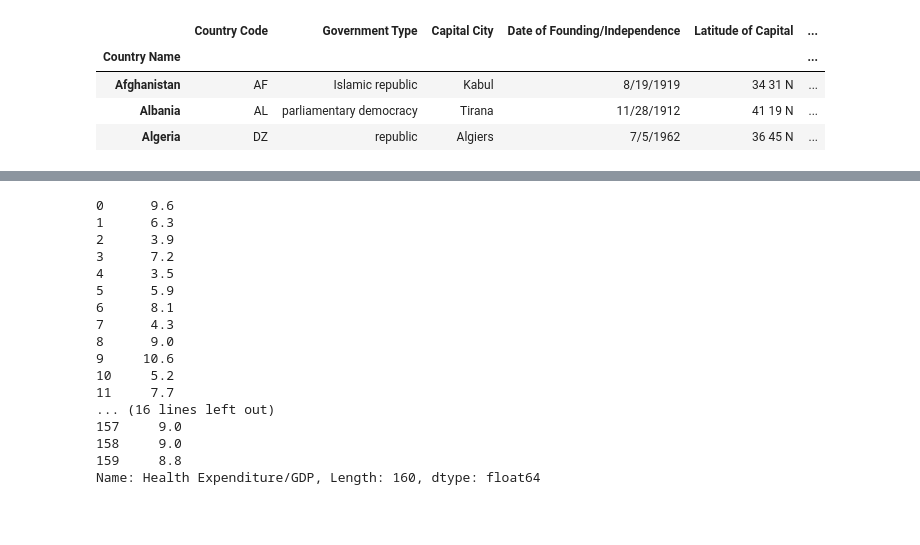
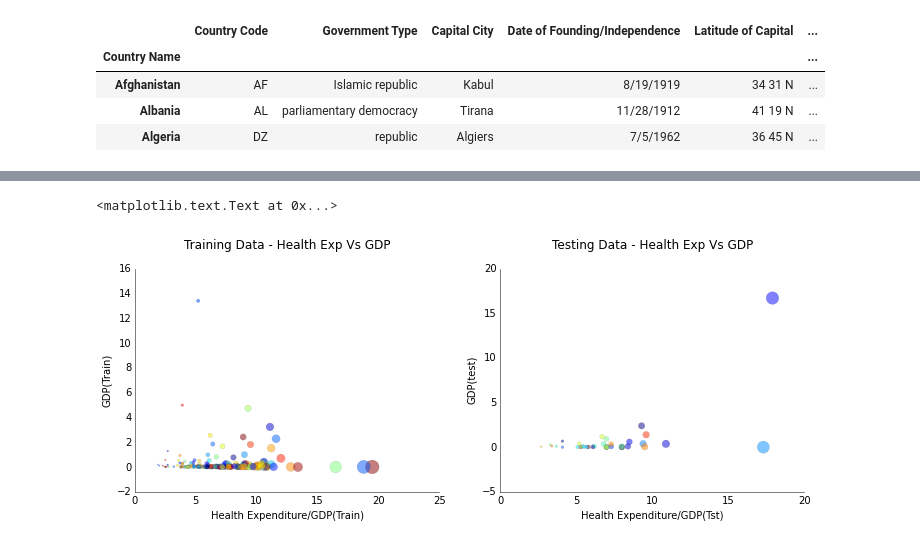
Before and after one commit to Sree-vathsan/ipython, a Jupyter notebook: practice.ipynb, the cells around one changed output, grey strips where cells are left out. Drawn from its saved outputs; the diff is of its cells as text; code cells hidden in the pictures; blank space fills up the shorter version.

```diff
--- a/practice.ipynb
+++ b/practice.ipynb
@@ -581,21 +581,25 @@ health_train = df_reg['Health Expenditure/GDP'][:trainSize]
 health_test = df_reg['Health Expenditure/GDP'][trainSize:]
 internet_train = df_reg['Internet Users (circa 2009)'][:trainSize]
 internet_test = df_reg['Internet Users (circa 2009)'][trainSize:]
+gdp_train = df_reg['GDP'][:trainSize]
+gdp_test = df_reg['GDP'][trainSize:]
-# %% [output]
-0      9.6
-1      6.3
-2      3.9
-3      7.2
-4      3.5
-5      5.9
-6      8.1
-7      4.3
-8      9.0
-9     10.6
-10     5.2
-11     7.7
-... (16 lines left out)
-157     9.0
-158     9.0
-159     8.8
-Name: Health Expenditure/GDP, Length: 160, dtype: float64
+# %%
+
+#Plot against the train and test data
+fig1, axes = plt.subplots(1, 2, figsize=(12,4))
+
+colors = np.random.rand(len(health_train))
+area =  np.pi * (8 * health_train/20)**2
+ppl.scatter(axes[0],health_train,gdp_train,s=area, c=colors, alpha=0.5)
+axes[0].set_title("Training Data - Health Exp Vs GDP\n")
+axes[0].set_ylabel('GDP(Train)')
+axes[0].set_xlabel('Health Expenditure/GDP(Train)')
+colors = np.random.rand(len(health_test))
+area =  np.pi * (8 * health_test/20)**2
+ppl.scatter(axes[1],health_test,gdp_test,s=area, c=colors, alpha=0.5)
+axes[1].set_title("Testing Data - Health Exp Vs GDP\n")
+axes[1].set_ylabel('GDP(test)')
+axes[1].set_xlabel('Health Expenditure/GDP(Tst)')
+# %% [output]
+<matplotlib.text.Text at 0x...>
+[figure, added]
```
Also changed, not shown: parts of 10 cells of this notebook.
